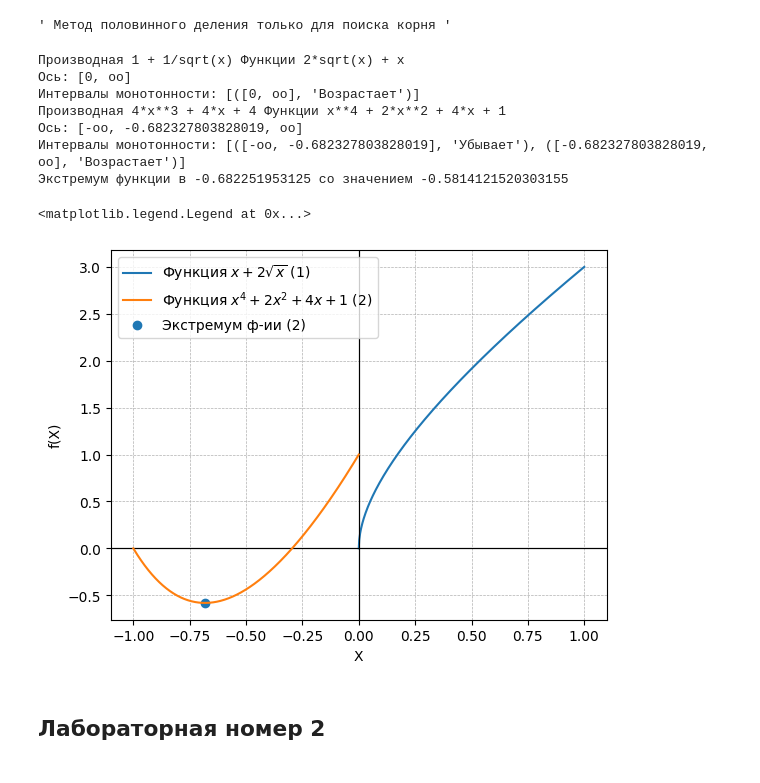
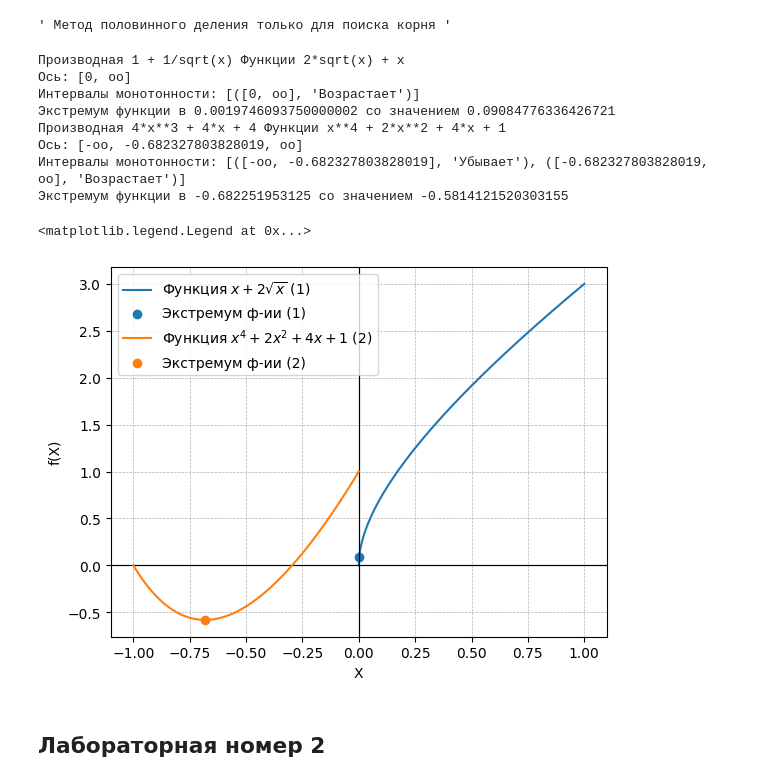
Before and after one commit to Kyushuki/optimization_methods, a Jupyter notebook: labs.ipynb, the cells around one changed output. Saved outputs shown, nothing was run; the diff lists cells and outputs as text; code cells hidden in the pictures.

Commit message:
Мелочи оформления + dichotomyMethod
в dichotomyMetod в цикле используются переменные deltaD = delta*0.5 и deltaM = 2*delta

```diff
--- a/labs.ipynb
+++ b/labs.ipynb
@@ -23,9 +27,11 @@ def derivative(func, x, h=0.00001):
 # %%
 def dichotomyMethod(x1,x2,func,delta):
     mode = 1 if derivative(func,(x1+x2)/2) > 0 else -1
-    while np.abs(x2-x1) > 2*delta :
-        b = (x2+x1)/2 + delta/2
-        a = (x2+x1)/2 - delta/2
+    deltaM= 2*delta #deltaMultiply типа 2 же умножается на дельту
+    deltaD = delta*0.5 #deltaDivine тип дельта же делится на 2 по сути
+    while np.abs(x2-x1) > deltaM:
+        b = (x2+x1)/2 + deltaD
+        a = (x2+x1)/2 - deltaD
         if mode * func(a) < mode * func(b):
             x2 = b
         else:
@@ -81,33 +89,34 @@ def analize(func):
 # %%
 x = sp.symbols('x')
 f1_sp = lambda x: x + 2 * sp.sqrt(x)
 f1_np = lambda x: x + 2 * np.sqrt(x)
 f2 = lambda x: x**4 + 2*x**2 + 4*x + 1
 a1, b1 = 0, 1
 a2, b2 = -1, 0
 epsilon = 0.002
 
 analize(f1_sp)
 plot(a1,b1,f1_np,l=r"Функция $x + 2\sqrt{x}$ (1)")
-# x = dichotomyMethod(a1,b1,f1_np,epsilon)
-# plt.scatter(x,f1_np(x), label="Экстремум ф-ии (1)")
-# print(f"Экстремум функции в {x} со значением {f1_np(x)}")
+x = dichotomyMethod(a1,b1,f1_np,epsilon)
+plt.scatter(x,f1_np(x), label="Экстремум ф-ии (1)")
+print(f"Экстремум функции в {x} со значением {f1_np(x)}")
 
 analize(f2)
 plot(a2,b2,f2,l=r"Функция $x^4+2x^2+4x+1$ (2)")
 x = dichotomyMethod(a2,b2,f2,epsilon)
 plt.scatter(x,f2(x), label="Экстремум ф-ии (2)")
 print(f"Экстремум функции в {x} со значением {f2(x)}")
 plt.legend()
 # %% [output]
 Производная 1 + 1/sqrt(x) Функции 2*sqrt(x) + x
 Ось: [0, oo]
 Интервалы монотонности: [([0, oo], 'Возрастает')]
+Экстремум функции в 0.0019746093750000002 со значением 0.09084776336426721
 Производная 4*x**3 + 4*x + 4 Функции x**4 + 2*x**2 + 4*x + 1
 Ось: [-oo, -0.682327803828019, oo]
 Интервалы монотонности: [([-oo, -0.682327803828019], 'Убывает'), ([-0.682327803828019, oo], 'Возрастает')]
 Экстремум функции в -0.682251953125 со значением -0.5814121520303155
 <matplotlib.legend.Legend at 0x...>
-[figure, old version]
+[figure, new version]
 # %% [markdown]
 ## Лабораторная номер 2
```
Also changed, not shown: parts of 3 cells of this notebook.
